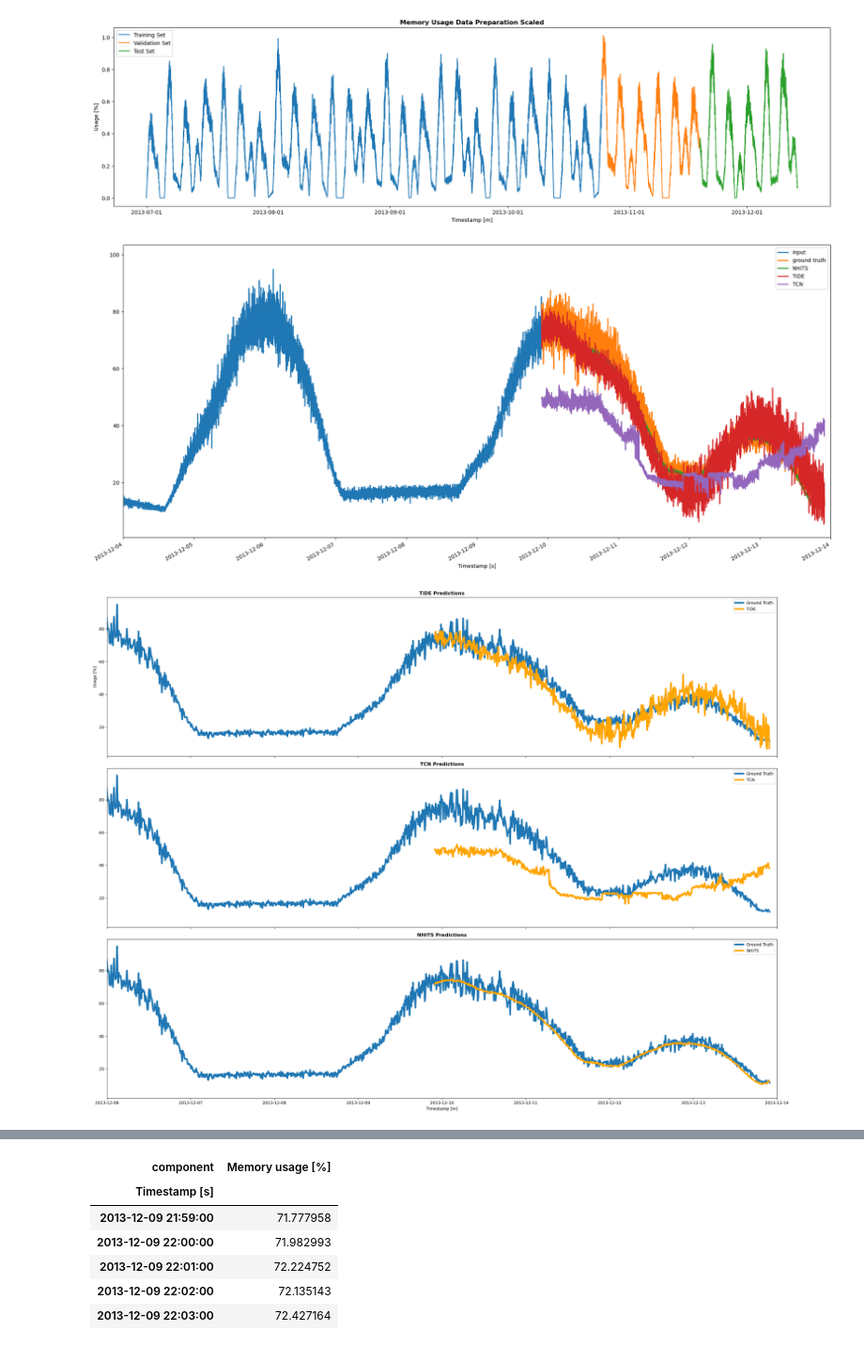
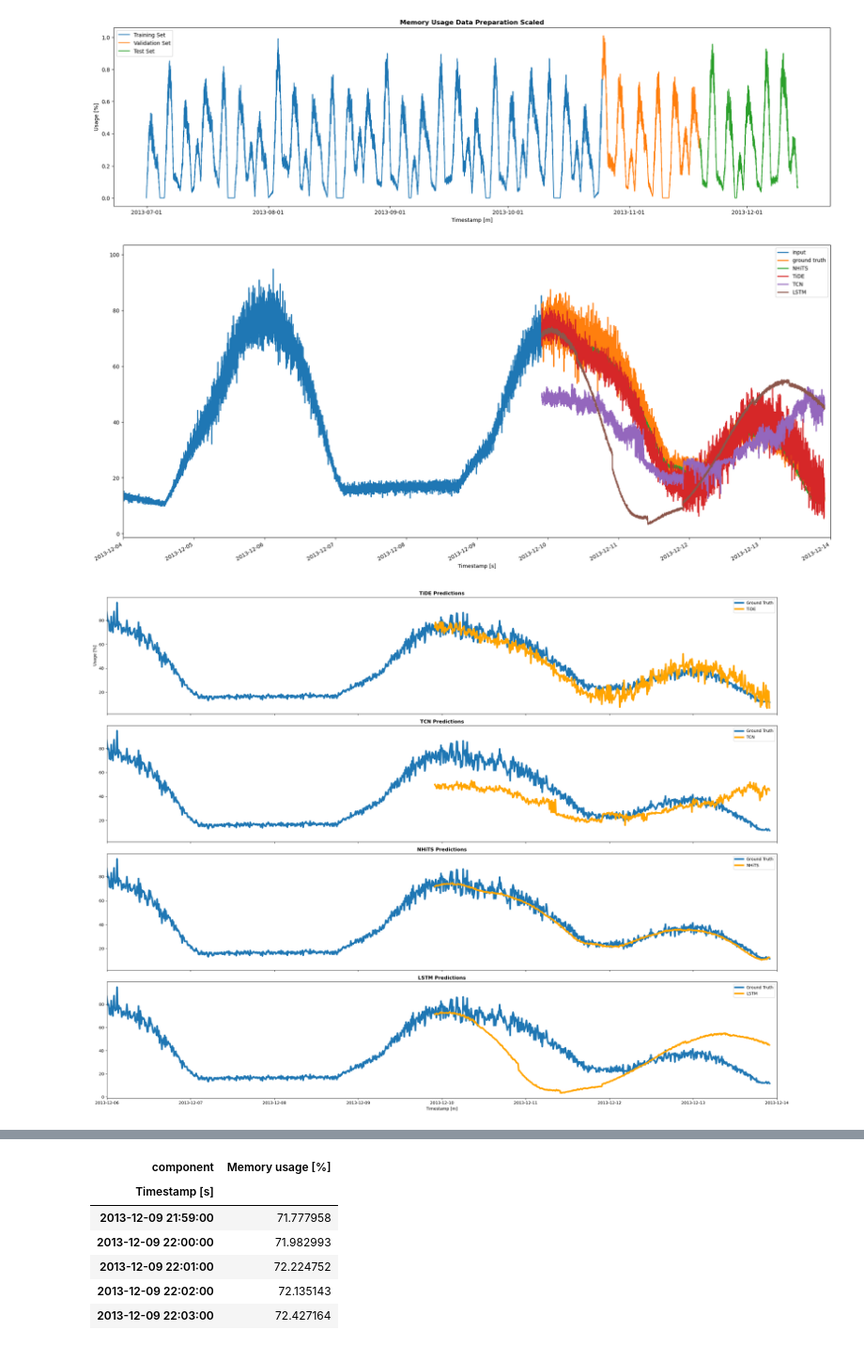
Before and after one commit to shahzaibshaikh/ml-research, a Jupyter notebook: Bitbrains_Predictions_Memory.ipynb, the cells around one changed output, grey strips where cells are left out. Shown at 94% size. Drawn from its saved outputs; the diff is of its cells as text; code cells hidden in the pictures.

```diff
--- a/Bitbrains_Predictions_Memory.ipynb
+++ b/Bitbrains_Predictions_Memory.ipynb
@@ -178,12 +178,14 @@ plt.show()
 model_tide_memory = TiDEModel.load('models/TiDE_bitbrains_memory.pt')
 model_nhits_memory = NHiTSModel.load('models/NHiTS_bitbrains_memory.pt')
 model_tcn_memory = TCNModel.load('models/TCN_bitbrains_memory.pt')
+model_lstm_memory = BlockRNNModel.load('models/LSTM_bitbrains_memory.pt')
 
 models = {
     "NHiTS": model_nhits_memory,
     "TiDE": model_tide_memory,
     #"TFT": model_tft_cpu,
-    "TCN": model_tcn_memory
+    "TCN": model_tcn_memory,
+    "LSTM": model_lstm_memory
 }
 # %%
 from darts.metrics import quantile_loss
@@ -213,16 +215,18 @@ for model_name, model in models.items():
         "mse": mse(test, pred_series)
     }
 # %% [output]
-[figure, old version]
+[figure, new version]
 # %%
 pred_series_tide = model_tide_memory.predict(n=pred_steps, series=pred_input)
 pred_series_tcn = model_tcn_memory.predict(n=pred_steps, series=pred_input)
 pred_series_nhits = model_nhits_memory.predict(n=pred_steps, series=pred_input)
+pred_series_lstm = model_lstm_memory.predict(n=pred_steps, series=pred_input)
 
 
 pred_series_tide = scaler.inverse_transform(pred_series_tide)
 pred_series_tcn = scaler.inverse_transform(pred_series_tcn)
 pred_series_nhits = scaler.inverse_transform(pred_series_nhits)
+pred_series_lstm = scaler.inverse_transform(pred_series_lstm)
 ground_truth = scaler.inverse_transform(test)
 
 # Converting to dataframe for plotting
@@ -230,6 +234,7 @@ pred_input = pred_input.pd_dataframe()
 pred_series_tide = pred_series_tide.pd_dataframe()
 pred_series_tcn = pred_series_tcn.pd_dataframe()
 pred_series_nhits = pred_series_nhits.pd_dataframe()
+pred_series_lstm = pred_series_lstm.pd_dataframe()
 ground_truth = ground_truth.pd_dataframe()
 
 
@@ -238,6 +243,7 @@ pred_input["Timestamp [s]"] = pred_input.index
 pred_series_tide["Timestamp [s]"] = pred_series_tide.index
 pred_series_tcn["Timestamp [s]"] = pred_series_tcn.index
 pred_series_nhits["Timestamp [s]"] = pred_series_nhits.index
+pred_series_lstm["Timestamp [s]"] = pred_series_lstm.index
 ground_truth["Timestamp [s]"] = ground_truth.index
 
 # Downsizing the dataframe for better visualization
@@ -245,17 +251,18 @@ pred_input = pred_input[::10]
 pred_series_tide = pred_series_tide[::10]
 pred_series_tcn = pred_series_tcn[::10]
 pred_series_nhits = pred_series_nhits[::10]
+pred_series_lstm = pred_series_lstm[::10]
 ground_truth = ground_truth[::10]
 
 start_date = pd.Timestamp("2013-12-6")
 end_date = pd.Timestamp("2013-12-14")
 
 # Set up the subplots
-fig, axs = plt.subplots(3, 1, figsize=(24, 18), sharex=True)
+fig, axs = plt.subplots(4, 1, figsize=(24, 18), sharex=True)
 
 # Iterate over each subplot and plot the corresponding data
-for ax, model_output, model_name in zip(axs, [pred_series_tide, pred_series_tcn, pred_series_nhits],
-                                               ['TiDE', 'TCN', 'NHiTS']):
+for ax, model_output, model_name in zip(axs, [pred_series_tide, pred_series_tcn, pred_series_nhits, pred_series_lstm],
+                                               ['TiDE', 'TCN', 'NHiTS', 'LSTM']):
     # Plot ground truth
     ax.plot(ground_truth['Timestamp [s]'][-pred_steps:], ground_truth['Memory usage [%]'][-pred_steps:], label='Ground Truth', linewidth=4)
 
@@ -263,34 +270,34 @@ for ax, model_output, model_name in zip(axs, [pred_series_tide, pred_series_tcn,
     ax.plot(model_output['Timestamp [s]'], model_output['Memory usage [%]'], label=model_name, color="orange", linewidth=4)
 
     # Bold the title for each subplot
     ax.set_title(f'{model_name} Predictions', fontweight='bold')
 
     # Set y-axis label for the first subplot only
     if ax is axs[0]:
         ax.set_ylabel('Usage [%]')
 
     # Turn off grid lines for the x-axis
     ax.grid(False, axis='x')
 
     # Set x-axis locator and formatter
     ax.xaxis.set_major_locator(mdates.AutoDateLocator())
     ax.xaxis.set_major_formatter(mdates.DateFormatter('%Y-%m-%d'))
     ax.legend()
 
 # Set common x-axis label
 axs[-1].set_xlabel('Timestamp [m]')
 plt.xlim(start_date, end_date)
 
 # Adjust layout
 plt.tight_layout()
 
 # Save the plot to disk (change 'cpu_trend_predictions_subplots.png' to your desired filename and format)
 plt.savefig('memory_trend_predictions_subplots.png')
 
 # Show the plot
 plt.show()
 # %% [output]
-[figure, old version]
+[figure, new version]
 # %%
 plt.figure(figsize=(24, 8))
 start_date = pd.Timestamp("2013-12-6")
```
Also changed, not shown: parts of 3 cells of this notebook, 7 other files.
